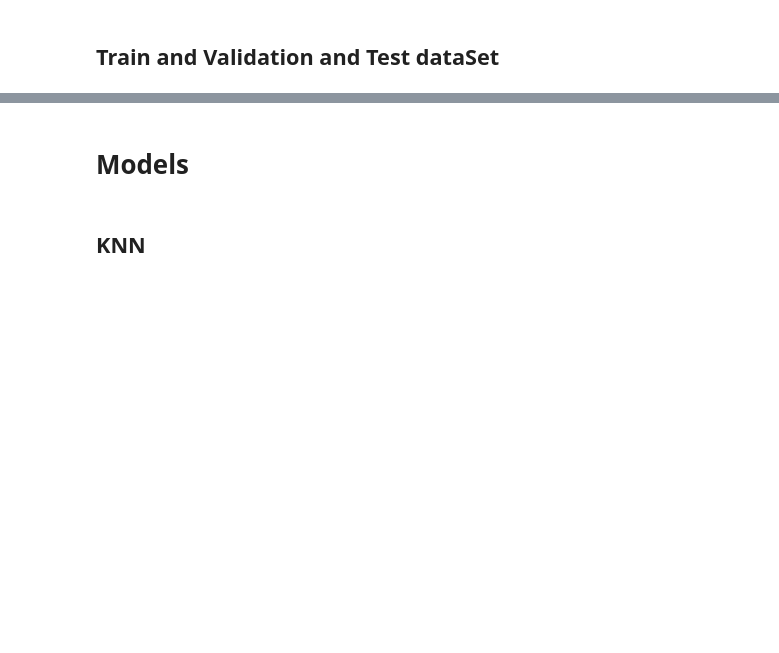
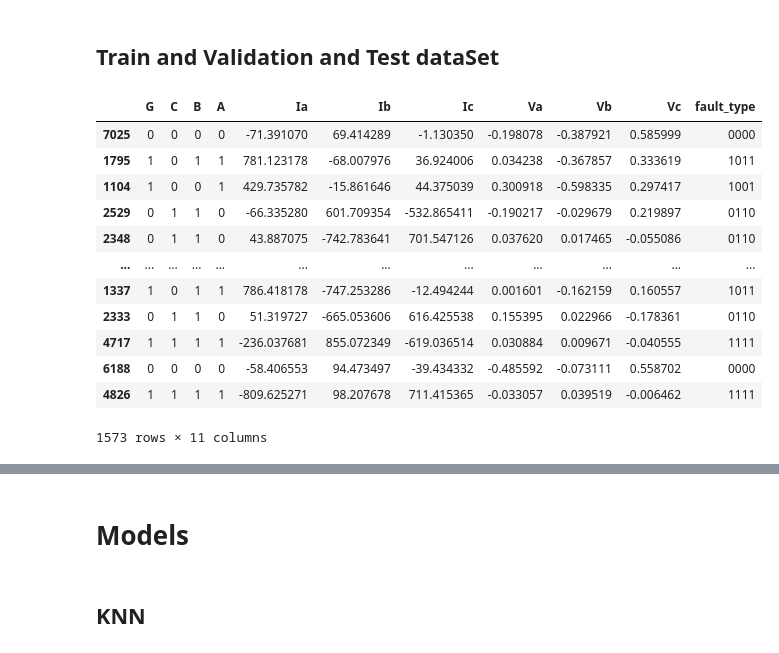
Before and after one commit to OussamaTabDev/DistributionElectrique, a Jupyter notebook: VersionAlpha/Machine Learning/Suprivised ML/main.ipynb, the cells around one changed output, grey strips where cells are left out. Drawn from its saved outputs; the diff is of its cells as text; code cells hidden in the pictures; blank space fills up the shorter version.

```diff
--- a/VersionAlpha/Machine Learning/Suprivised ML/main.ipynb
+++ b/VersionAlpha/Machine Learning/Suprivised ML/main.ipynb
@@ -6,7 +6,7 @@ from sklearn.preprocessing import StandardScaler
 # from imblearn.over_sampling import RandomOverSampler # for add  more of sample if not have
 # %%
 cols = ["G" , "C" , "B" , "A" , "Ia" , "Ib" , "Ic" , "Va" , "Vb" , "Vc"]
-# G , C , B , A is OutPut
-# Ia" , "Ib" , "Ic" , "Va" , "Vb" , "Vc is Input
-df = pd.read_csv("../../../classData.csv")
+# Ia" , "Ib" , "Ic" , "Va" , "Vb" , "Vc is Input : features
+# G , C , B , A is OutPut : labels
+df = pd.read_csv("../../classData.csv")
 cols[4:]
@@ -44,6 +67,24 @@ for in_col in input_cols:
 ## Train and Validation and Test dataSet
 # %%
 train , valid , test = np.split(df.sample(frac = 1) , [int(0.6 * len(df)) , int(0.8 * len(df))])
+# train  60% |||||||||||||
+# valid  20%  1234567890
+# test 20%
+test
+# %% [output]
+|  | G | C | B | A | Ia | Ib | Ic | Va | Vb | Vc | fault_type |
+| 7025 | 0 | 0 | 0 | 0 | -71.391070 | 69.414289 | -1.130350 | -0.198078 | -0.387921 | 0.585999 | 0000 |
+| 1795 | 1 | 0 | 1 | 1 | 781.123178 | -68.007976 | 36.924006 | 0.034238 | -0.367857 | 0.333619 | 1011 |
+| 1104 | 1 | 0 | 0 | 1 | 429.735782 | -15.861646 | 44.375039 | 0.300918 | -0.598335 | 0.297417 | 1001 |
+| 2529 | 0 | 1 | 1 | 0 | -66.335280 | 601.709354 | -532.865411 | -0.190217 | -0.029679 | 0.219897 | 0110 |
+| 2348 | 0 | 1 | 1 | 0 | 43.887075 | -742.783641 | 701.547126 | 0.037620 | 0.017465 | -0.055086 | 0110 |
+| ... | ... | ... | ... | ... | ... | ... | ... | ... | ... | ... | ... |
+| 1337 | 1 | 0 | 1 | 1 | 786.418178 | -747.253286 | -12.494244 | 0.001601 | -0.162159 | 0.160557 | 1011 |
+| 2333 | 0 | 1 | 1 | 0 | 51.319727 | -665.053606 | 616.425538 | 0.155395 | 0.022966 | -0.178361 | 0110 |
+| 4717 | 1 | 1 | 1 | 1 | -236.037681 | 855.072349 | -619.036514 | 0.030884 | 0.009671 | -0.040555 | 1111 |
+| 6188 | 0 | 0 | 0 | 0 | -58.406553 | 94.473497 | -39.434332 | -0.485592 | -0.073111 | 0.558702 | 0000 |
+| 4826 | 1 | 1 | 1 | 1 | -809.625271 | 98.207678 | 711.415365 | -0.033057 | 0.039519 | -0.006462 | 1111 |
+1573 rows × 11 columns
 # %%
 def scale_dataset(dataFrame):
     x = dataFrame[['Ia', 'Ib', 'Ic', 'Va', 'Vb', 'Vc']].values
```
Also changed, not shown: parts of 29 cells of this notebook, 34 other files.
